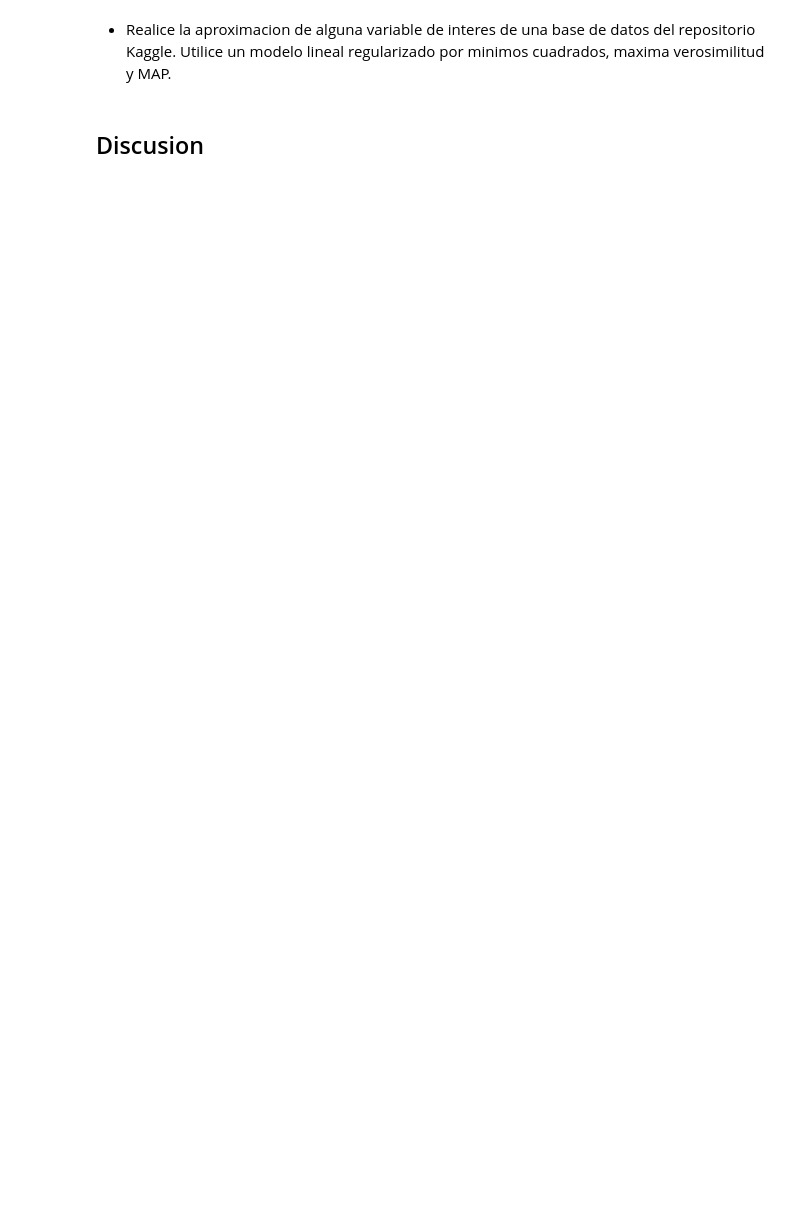
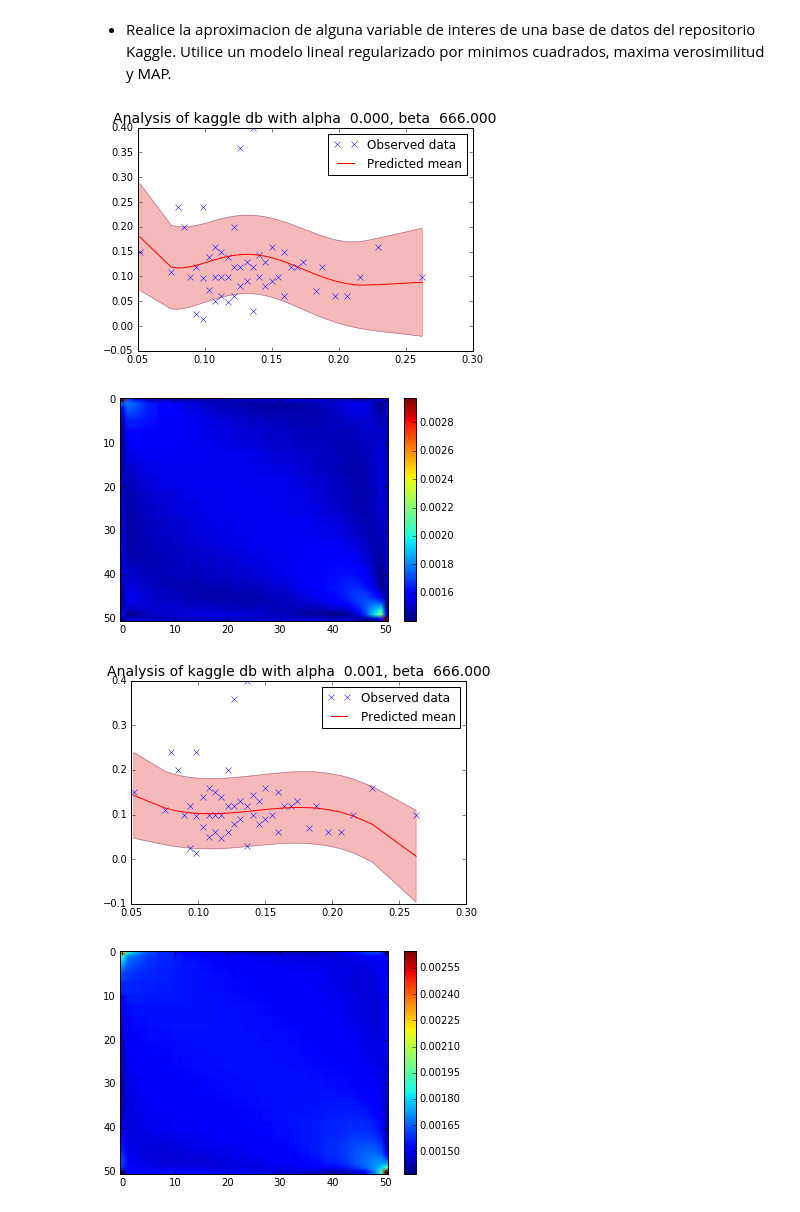
Before and after one commit to pin3da/data-science, a Jupyter notebook: Lab3.ipynb, the cells around one changed output. Drawn from its saved outputs; the diff is of its cells as text; code cells hidden in the pictures; blank space fills up the shorter version.

```diff
--- a/Lab3.ipynb
+++ b/Lab3.ipynb
@@ -219,4 +272,73 @@ plot_norm(2, 2, 'r')
 # %% [markdown]
 - Realice la aproximacion de alguna variable de interes de una base de datos del repositorio Kaggle. Utilice un modelo lineal regularizado por minimos cuadrados, maxima verosimilitud y MAP.
-# %% [markdown]
-## Discusion
+# %%
+import pandas as pd
+data = pd.read_csv("lab1-db/lab1.csv", sep=',', dtype={21: np.str, 57: np.str})
+
+
+def getData(A, B):
+    arr = np.array(data[A].values, dtype = np.float64)
+    columns = arr.shape[0]
+    arr = np.append(arr, data[B].values, axis=0)
+    rows = arr.shape[0] // columns
+    arr = arr.reshape(rows, columns)
+    X = arr.transpose()
+    X = X[~np.isnan(X).any(axis=1)] # delete all rows that contain nan-values.
+    X = X[np.lexsort(np.fliplr(X).T)]
+    x = X[:,0]
+    y = X[:,1]
+    X = np.array(x).T
+    Y = np.array(y).T
+    return X, Y
+
+
+def MAP_kaggle(X, yn, alpha, beta, LF):
+    phi = gen_phi(X, np.amin(X), np.amax(X), LF)
+    wmap = w_MAP(phi, yn, alpha, beta)
+    mean, cov = predictive(alpha, beta, phi, wmap)
+    ye = mnormal_rand(mean[:,0], cov + eps * np.eye(cov.shape[0]))
+    plt.title('Analysis of kaggle db with alpha  %.3f, beta  %.3f' % (alpha, beta), fontsize = 14)
+    plt.plot(X[:,0], yn, 'xb', label="Observed data")
+    plotModel(X[:,0], ye, cov)
+    plt.show()
+    plt.imshow(cov, aspect='auto')
+    plt.colorbar()
+    plt.show()
+
+xp, yp = getData('Age', 'ExpectedEarning')
+
+s = len(xp)
+xp = xp[0:s:s // 50]
+yp = yp[0:s:s // 50]
+
+xp = xp / np.linalg.norm(xp)
+yp = yp / np.linalg.norm(yp)
+
+# Using Map
+XP = np.array([xp]).T
+YP = np.array([yp]).T
+MAP_kaggle(XP, YP, 1e-10, 666, 30)
+MAP_kaggle(XP, YP, 1e-3, 666, 40)
+
+
+# Using MS
+phi = gen_phi(XP, 0, 1, 30, 0.01)
+ye = W_ML(phi, YP)[0]
+plt.title("Approximation Using MS", fontsize=14)
+plt.plot(xp, ye, 'r')
+plt.plot(xp, yp, '.k')
+plt.show()
+
+# Using ML
+w2 = w_ML(phi, yp, 0.1)
+sigma1 = beta_inv_ML(phi, yp, w2)
+ye2 = compute_estimate_ML(phi, w2, sigma1)
+plt.title("Approximation Using ML", fontsize=14)
+plt.plot(xp, ye2, 'r')
+plt.plot(xp, yp, '.k')
+plt.show()
+# %% [output]
+[figure, added]
+[figure, added]
+[figure, added]
+[figure, added]
```
Also changed, not shown: parts of 6 cells of this notebook.
